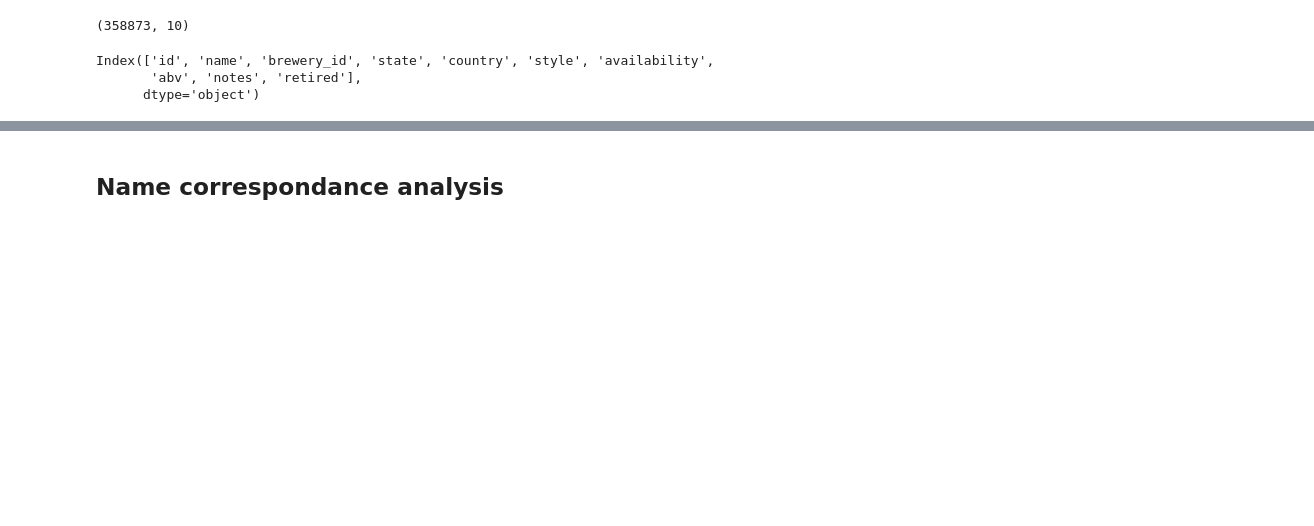
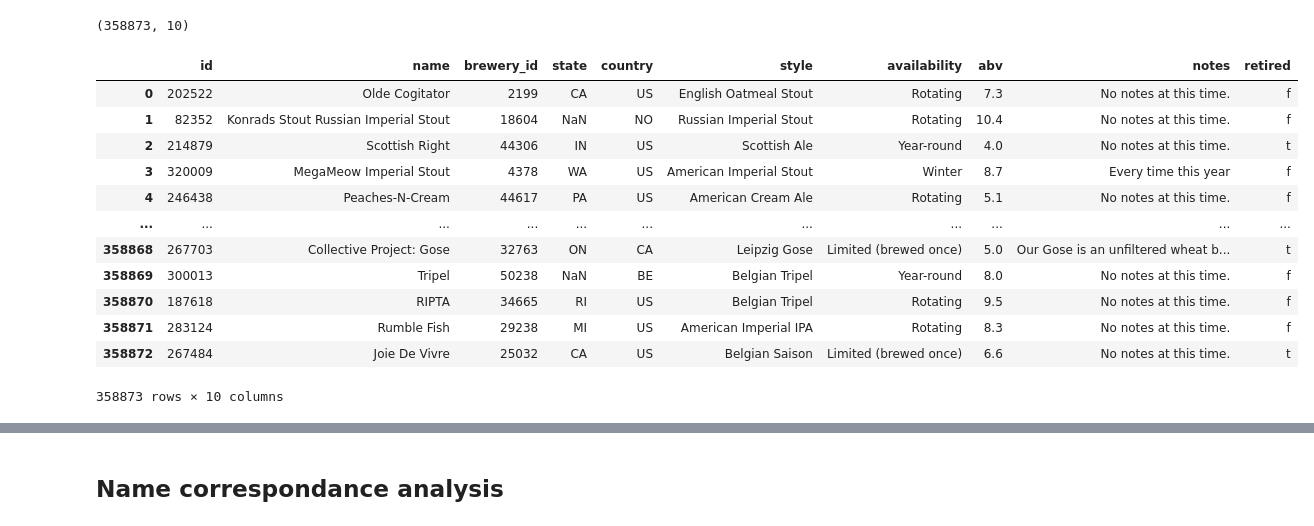
Before and after one commit to ltexp1998/zytholic_project, a Jupyter notebook: notebooks/atc_EDA.ipynb, the cells around one changed output, grey strips where cells are left out. Cells and saved outputs as stored; diff of their text form; code cells hidden in the pictures; blank space fills up the shorter version.

```diff
--- a/notebooks/atc_EDA.ipynb
+++ b/notebooks/atc_EDA.ipynb
@@ -40,16 +27,26 @@ Name: name, Length: 5558, dtype: object
 # %%
-beers = pd.read_csv("/Users/alix/code/ltexp1998/zytholic_project/raw_data/Beers, Breweries, and Beer Reviews/beers.csv")
+beers = pd.read_csv("/Users/alix/code/ltexp1998/zytholic_project/raw_data/Beers_Breweries_and_Beer Reviews/beers.csv")
 beers.drop_duplicates(inplace=True)
 beers.name = beers.name.astype(str)
 beers.shape
 # %% [output]
 (358873, 10)
 # %%
-beers.columns
+beers
 # %% [output]
+|  | id | name | brewery_id | state | country | style | availability | abv | notes | retired |
+| 0 | 202522 | Olde Cogitator | 2199 | CA | US | English Oatmeal Stout | Rotating | 7.3 | No notes at this time. | f |
+| 1 | 82352 | Konrads Stout Russian Imperial Stout | 18604 | NaN | NO | Russian Imperial Stout | Rotating | 10.4 | No notes at this time. | f |
+| 2 | 214879 | Scottish Right | 44306 | IN | US | Scottish Ale | Year-round | 4.0 | No notes at this time. | t |
+| 3 | 320009 | MegaMeow Imperial Stout | 4378 | WA | US | American Imperial Stout | Winter | 8.7 | Every time this year | f |
+| 4 | 246438 | Peaches-N-Cream | 44617 | PA | US | American Cream Ale | Rotating | 5.1 | No notes at this time. | f |
+| ... | ... | ... | ... | ... | ... | ... | ... | ... | ... | ... |
+| 358868 | 267703 | Collective Project: Gose | 32763 | ON | CA | Leipzig Gose | Limited (brewed once) | 5.0 | Our Gose is an unfiltered wheat b... | t |
+| 358869 | 300013 | Tripel | 50238 | NaN | BE | Belgian Tripel | Year-round | 8.0 | No notes at this time. | f |
+| 358870 | 187618 | RIPTA | 34665 | RI | US | Belgian Tripel | Rotating | 9.5 | No notes at this time. | f |
+| 358871 | 283124 | Rumble Fish | 29238 | MI | US | American Imperial IPA | Rotating | 8.3 | No notes at this time. | f |
+| 358872 | 267484 | Joie De Vivre | 25032 | CA | US | Belgian Saison | Limited (brewed once) | 6.6 | No notes at this time. | t |
-Index(['id', 'name', 'brewery_id', 'state', 'country', 'style', 'availability',
-       'abv', 'notes', 'retired'],
-      dtype='object')
+358873 rows × 10 columns
 # %%
 beer_review = pd.read_csv('/Users/alix/code/ltexp1998/zytholic_project/raw_data/Beer Reviews /beer_reviews.csv')
 beer_review.drop_duplicates(inplace=True)
```
Also changed, not shown: parts of 43 cells of this notebook, 1 other file.
